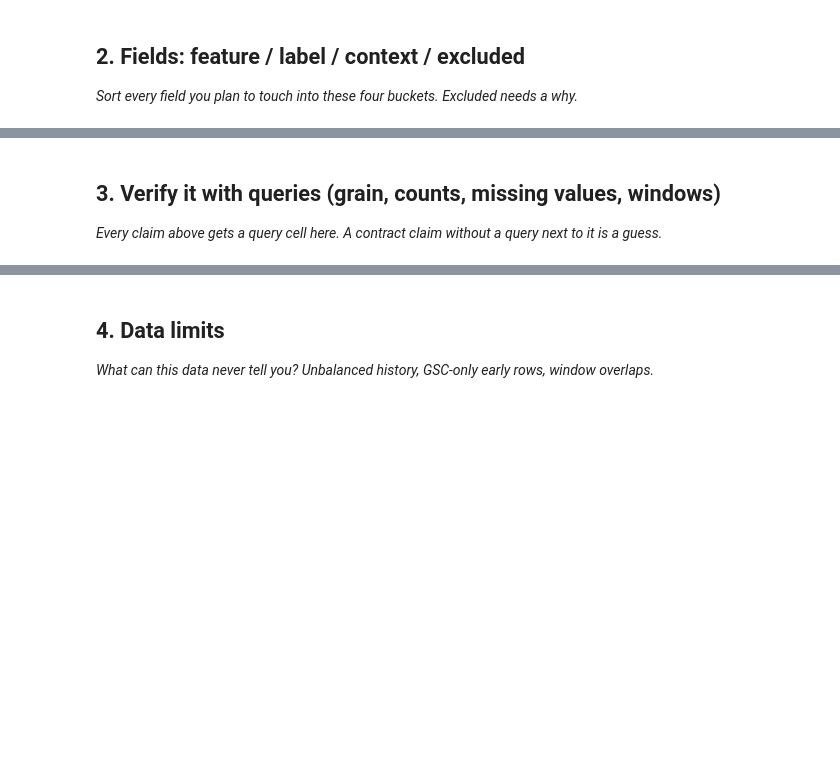
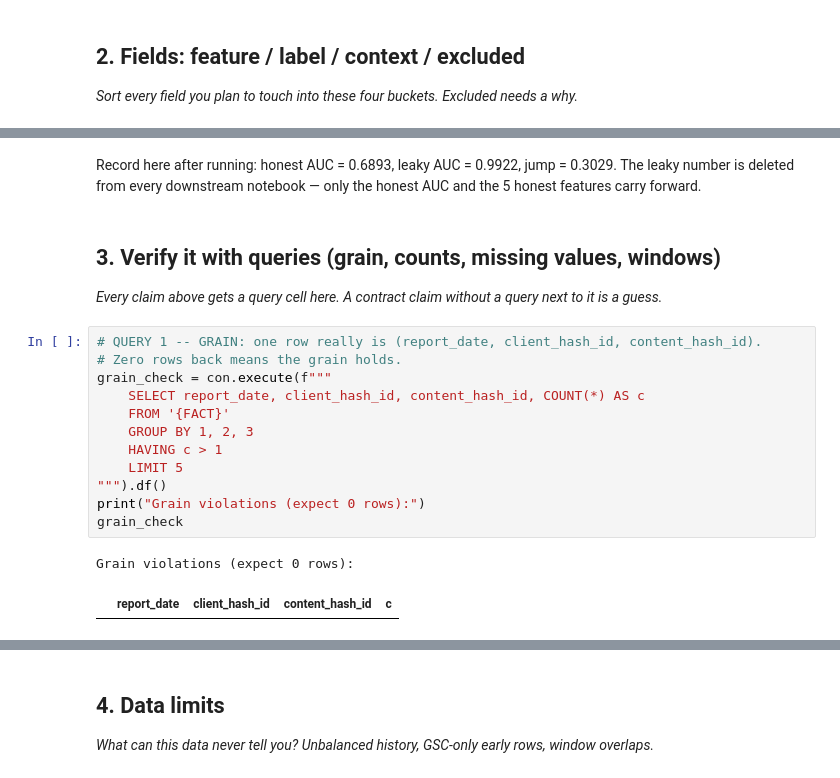
Before and after one commit to hajergafsi/flyrank-ml-internship-starter, a Jupyter notebook: work/notebooks/w03_data_contract.ipynb, the cells around one changed output, grey strips where cells are left out. Saved outputs shown, nothing was run; the diff lists cells and outputs as text; blank space fills up the shorter version.

```diff
--- a/work/notebooks/w03_data_contract.ipynb
+++ b/work/notebooks/w03_data_contract.ipynb
@@ -72,4 +162,23 @@ NameError: name 'con' is not defined
+# %% [markdown]
+Record here after running: honest AUC = 0.6893, leaky AUC = 0.9922, jump = 0.3029.
+The leaky number is deleted from every downstream notebook — only the honest AUC and
+the 5 honest features carry forward.
 # %% [markdown]
 ## 3. Verify it with queries (grain, counts, missing values, windows)
 
 *Every claim above gets a query cell here. A contract claim without a query next to it is a guess.*
+# %%
+# QUERY 1 -- GRAIN: one row really is (report_date, client_hash_id, content_hash_id).
+# Zero rows back means the grain holds.
+grain_check = con.execute(f"""
+    SELECT report_date, client_hash_id, content_hash_id, COUNT(*) AS c
+    FROM '{FACT}'
+    GROUP BY 1, 2, 3
+    HAVING c > 1
+    LIMIT 5
+""").df()
+print("Grain violations (expect 0 rows):")
+grain_check
+# %% [output]
+Grain violations (expect 0 rows):
+|  | report_date | client_hash_id | content_hash_id | c |
```
Also changed, not shown: parts of 13 cells of this notebook.
